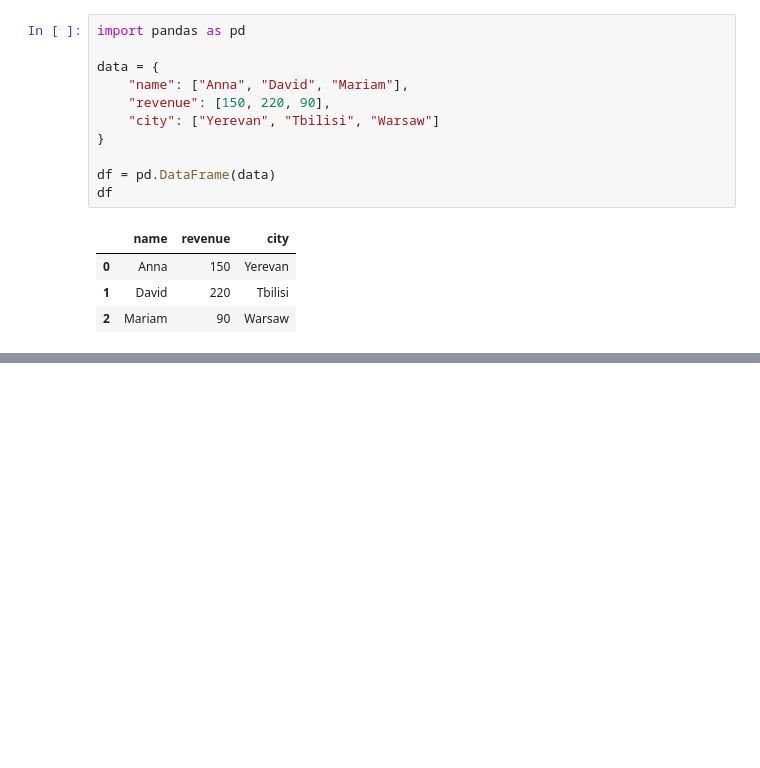
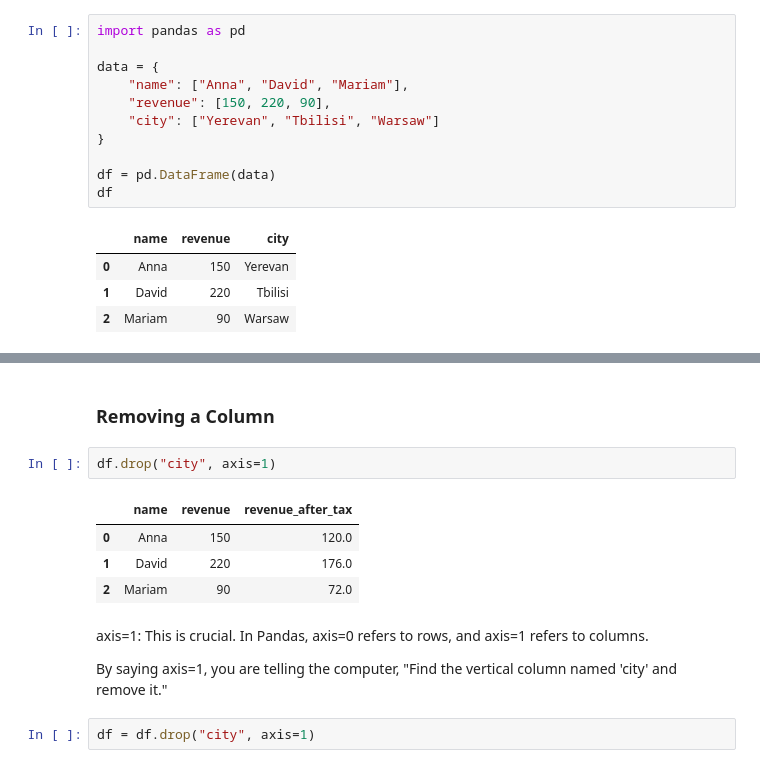
Before and after one commit to Talinshv/data_analytics_with_python, a Jupyter notebook: notebooks/03_python_basic_syntax.ipynb, the cells around one changed output, grey strips where cells are left out. Drawn from its saved outputs; the diff is of its cells as text; blank space fills up the shorter version.

```diff
--- a/notebooks/03_python_basic_syntax.ipynb
+++ b/notebooks/03_python_basic_syntax.ipynb
@@ -405,0 +499,15 @@ df
+# %% [markdown]
+### Removing a Column
+# %%
+df.drop("city", axis=1)
+# %% [output]
+|  | name | revenue | revenue_after_tax |
+| 0 | Anna | 150 | 120.0 |
+| 1 | David | 220 | 176.0 |
+| 2 | Mariam | 90 | 72.0 |
+# %% [markdown]
+axis=1: This is crucial. In Pandas, axis=0 refers to rows, and axis=1 refers to columns.
+
+By saying axis=1, you are telling the computer, "Find the vertical column named 'city' and remove it."
+# %%
+df = df.drop("city", axis=1)
```
Also changed, not shown: parts of 26 cells of this notebook.
